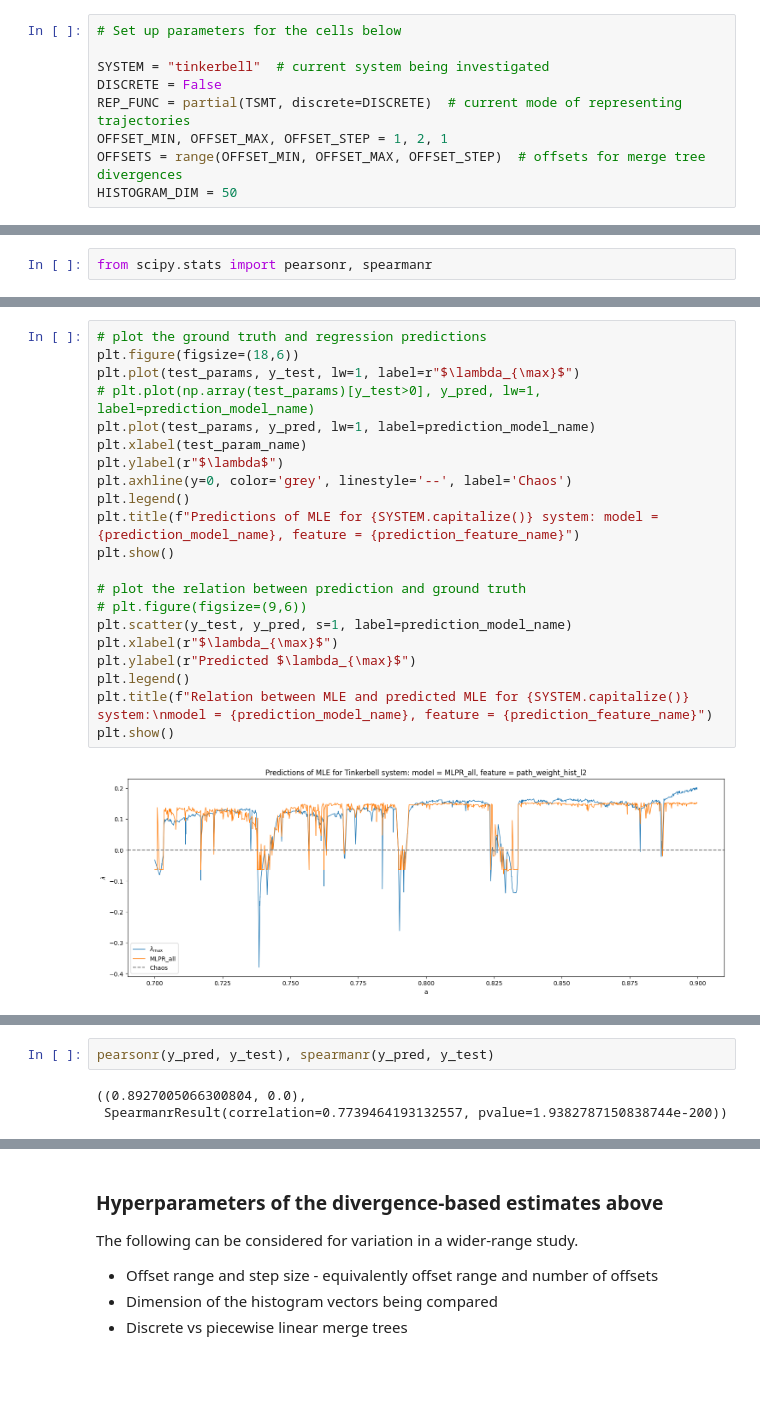
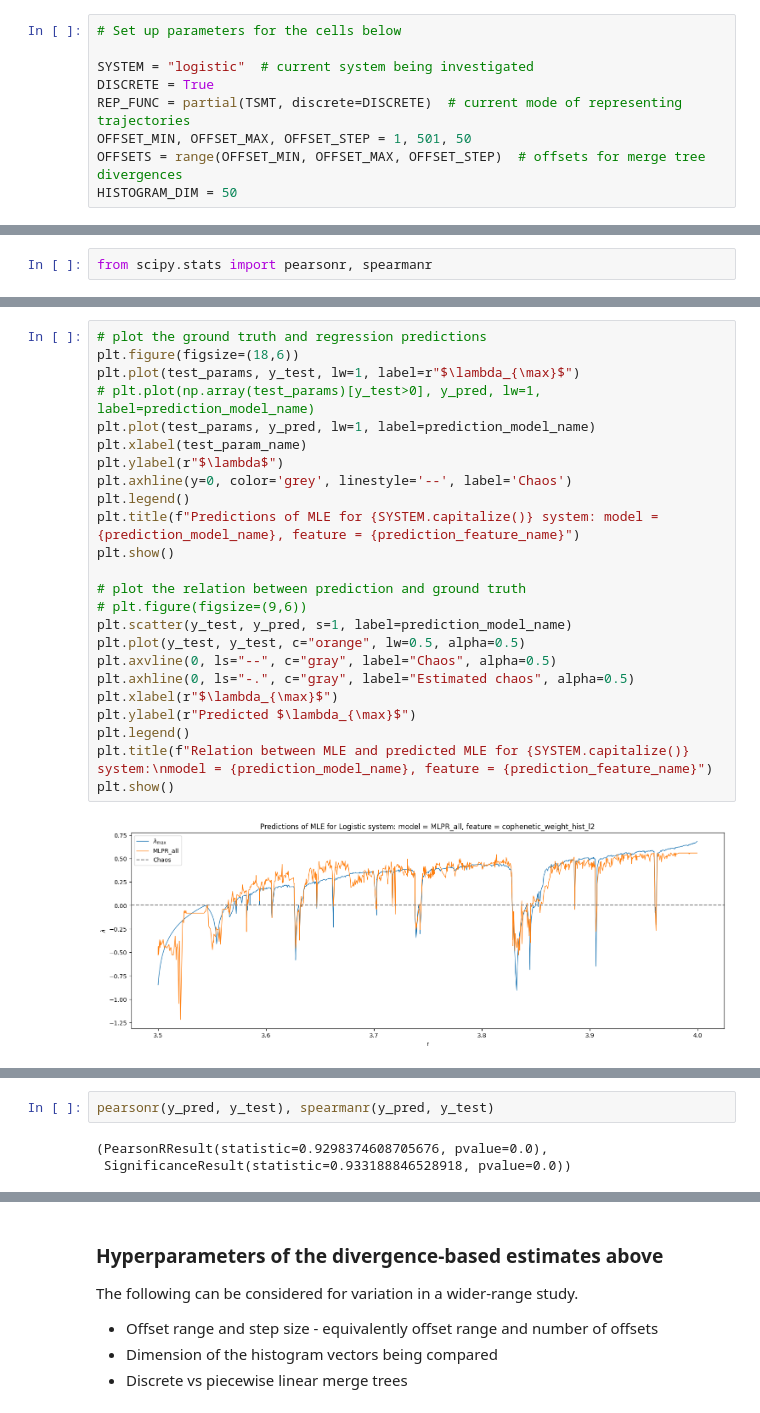
Before and after one commit to colinstephen/topological_divergences, a Jupyter notebook: white_noise.ipynb, the cells around one changed output, grey strips where cells are left out. Cells and saved outputs as stored; diff of their text form; blank space fills up the shorter version.

```diff
--- a/white_noise.ipynb
+++ b/white_noise.ipynb
@@ -254,10 +255,10 @@ First we look at topological merge tree offset path length distributions.
 # %%
 # Set up parameters for the cells below
 
-SYSTEM = "tinkerbell"  # current system being investigated
-DISCRETE = False
+SYSTEM = "logistic"  # current system being investigated
+DISCRETE = True
 REP_FUNC = partial(TSMT, discrete=DISCRETE)  # current mode of representing trajectories
-OFFSET_MIN, OFFSET_MAX, OFFSET_STEP = 1, 2, 1
+OFFSET_MIN, OFFSET_MAX, OFFSET_STEP = 1, 501, 50
 OFFSETS = range(OFFSET_MIN, OFFSET_MAX, OFFSET_STEP)  # offsets for merge tree divergences
 HISTOGRAM_DIM = 50
 # %%
@@ -483,23 +484,26 @@ y_pred = merge_tree_divergence_test_predictions[prediction_feature_name][predict
 # %%
 # plot the ground truth and regression predictions
 plt.figure(figsize=(18,6))
 plt.plot(test_params, y_test, lw=1, label=r"$\lambda_{\max}$")
 # plt.plot(np.array(test_params)[y_test>0], y_pred, lw=1, label=prediction_model_name)
 plt.plot(test_params, y_pred, lw=1, label=prediction_model_name)
 plt.xlabel(test_param_name)
 plt.ylabel(r"$\lambda$")
 plt.axhline(y=0, color='grey', linestyle='--', label='Chaos')
 plt.legend()
 plt.title(f"Predictions of MLE for {SYSTEM.capitalize()} system: model = {prediction_model_name}, feature = {prediction_feature_name}")
 plt.show()
 
 # plot the relation between prediction and ground truth
 # plt.figure(figsize=(9,6))
 plt.scatter(y_test, y_pred, s=1, label=prediction_model_name)
+plt.plot(y_test, y_test, c="orange", lw=0.5, alpha=0.5)
+plt.axvline(0, ls="--", c="gray", label="Chaos", alpha=0.5)
+plt.axhline(0, ls="-.", c="gray", label="Estimated chaos", alpha=0.5)
 plt.xlabel(r"$\lambda_{\max}$")
 plt.ylabel(r"Predicted $\lambda_{\max}$")
 plt.legend()
 plt.title(f"Relation between MLE and predicted MLE for {SYSTEM.capitalize()} system:\nmodel = {prediction_model_name}, feature = {prediction_feature_name}")
 plt.show()
 # %% [output]
-[figure, old version]
+[figure, new version]
@@ -507,8 +511,8 @@ plt.show()
 # %%
 pearsonr(y_pred, y_test), spearmanr(y_pred, y_test)
 # %% [output]
-((0.8927005066300804, 0.0),
- SpearmanrResult(correlation=0.7739464193132557, pvalue=1.9382787150838744e-200))
+(PearsonRResult(statistic=0.9298374608705676, pvalue=0.0),
+ SignificanceResult(statistic=0.933188846528918, pvalue=0.0))
 # %%
 prediction_feature_name = "cophenetic_weight_l1_rev"
 prediction_feature_name = "cophenetic_weight_linf"
```
Also changed, not shown: parts of 26 cells of this notebook.
